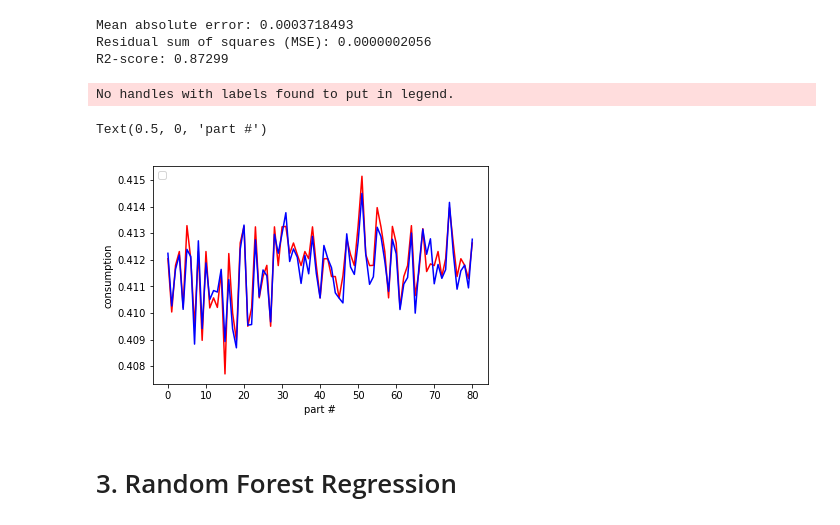
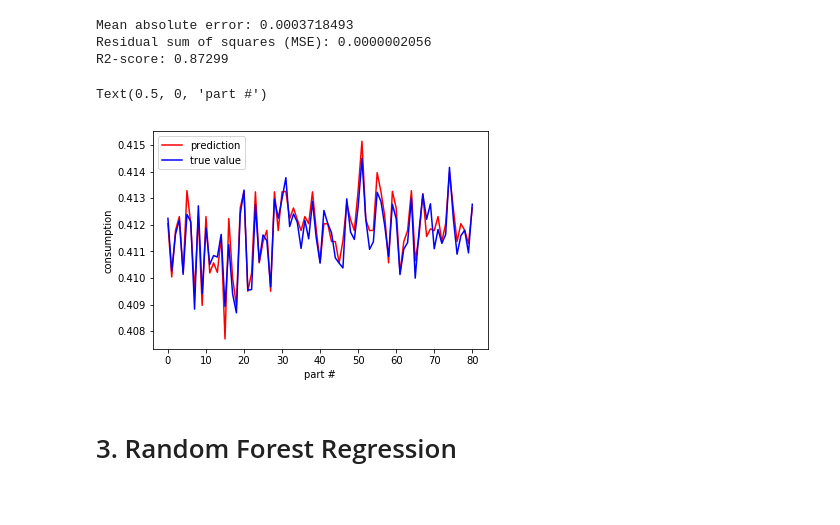
Before and after one commit to ptavakolian/Consumption-prediction, a Jupyter notebook: Code_predicting consumption.ipynb, the cells around one changed output. Cells and saved outputs as stored; diff of their text form; code cells hidden in the pictures.

```diff
--- a/Code_predicting consumption.ipynb
+++ b/Code_predicting consumption.ipynb
@@ -490,14 +490,13 @@ Residual sum of squares (MSE): 0.0000002056
 R2-score: 0.87299
 # %%
 plt.plot(y_hat_dt,color='red', label='prediction')
-plt.plot(test_y ,color='blue', label='prediction')
+plt.plot(test_y ,color='blue', label='true value')
 plt.legend(loc='upper left',fontsize=10)
 plt.ylabel('consumption')
 plt.xlabel('part #')
 # %% [output]
-No handles with labels found to put in legend.
+Text(0.5, 0, 'part #')
-Text(0.5, 0, 'part #')
-[figure, old version]
+[figure, new version]
 # %% [markdown]
 # 3. Random Forest Regression
 # %%
```
Also changed, not shown: parts of 1 cell of this notebook.
